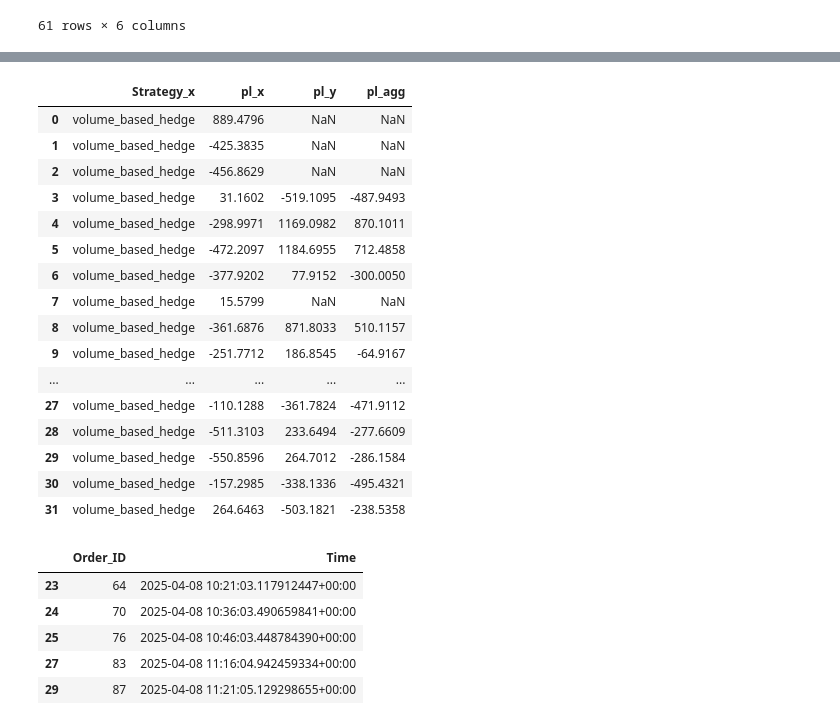
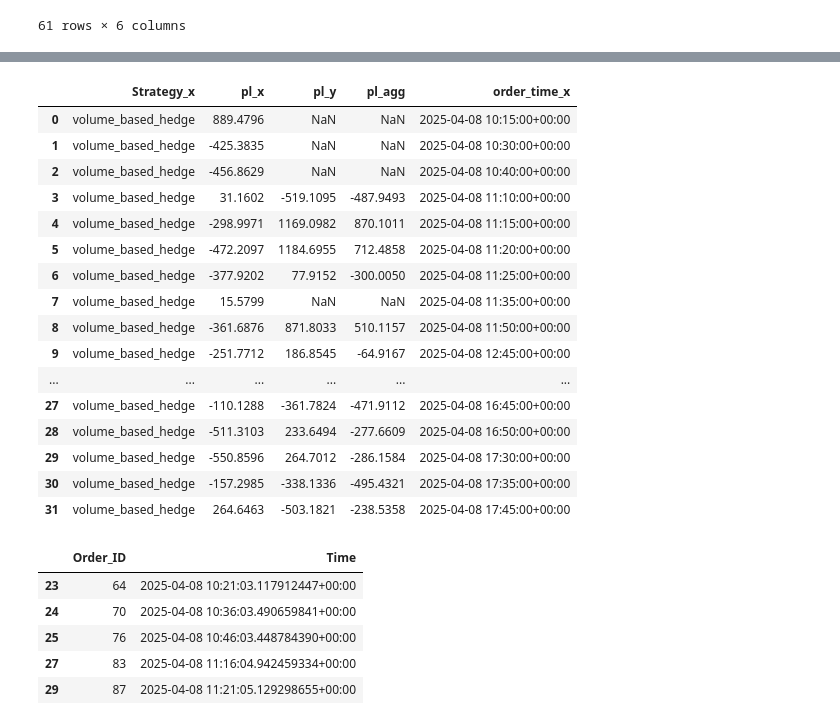
Before and after one commit to vgupta2710/Equity-Plans, a Jupyter notebook: deepnote/Data_Importer/3. Forex PnL.ipynb, the cells around one changed output, grey strips where cells are left out. Saved outputs shown, nothing was run; the diff lists cells and outputs as text; code cells hidden in the pictures.

```diff
--- a/deepnote/Data_Importer/3. Forex PnL.ipynb
+++ b/deepnote/Data_Importer/3. Forex PnL.ipynb
@@ -87,26 +87,26 @@ strategy_agg[(strategy_agg['pl_x']< -0) & (strategy_agg['pl_y']< -0)]
 # %%
 strategy_agg['pl_x'] = pd.to_numeric(strategy_agg['pl_x'])
 strategy_agg['pl_y'] = pd.to_numeric(strategy_agg['pl_y'])
 strategy_agg[(strategy_agg['time_tf'].dt.date == strategy_agg['time_tf'].dt.date.max())
-            ][['Strategy_x','pl_x','pl_y','pl_agg']]
+            ][['Strategy_x','pl_x','pl_y','pl_agg','order_time_x']]
 # %% [output]
-|  | Strategy_x | pl_x | pl_y | pl_agg |
-| 0 | volume_based_hedge | 889.4796 | NaN | NaN |
-| 1 | volume_based_hedge | -425.3835 | NaN | NaN |
-| 2 | volume_based_hedge | -456.8629 | NaN | NaN |
-| 3 | volume_based_hedge | 31.1602 | -519.1095 | -487.9493 |
-| 4 | volume_based_hedge | -298.9971 | 1169.0982 | 870.1011 |
-| 5 | volume_based_hedge | -472.2097 | 1184.6955 | 712.4858 |
-| 6 | volume_based_hedge | -377.9202 | 77.9152 | -300.0050 |
-| 7 | volume_based_hedge | 15.5799 | NaN | NaN |
-| 8 | volume_based_hedge | -361.6876 | 871.8033 | 510.1157 |
-| 9 | volume_based_hedge | -251.7712 | 186.8545 | -64.9167 |
-| ... | ... | ... | ... | ... |
-| 27 | volume_based_hedge | -110.1288 | -361.7824 | -471.9112 |
-| 28 | volume_based_hedge | -511.3103 | 233.6494 | -277.6609 |
-| 29 | volume_based_hedge | -550.8596 | 264.7012 | -286.1584 |
-| 30 | volume_based_hedge | -157.2985 | -338.1336 | -495.4321 |
-| 31 | volume_based_hedge | 264.6463 | -503.1821 | -238.5358 |
+|  | Strategy_x | pl_x | pl_y | pl_agg | order_time_x |
+| 0 | volume_based_hedge | 889.4796 | NaN | NaN | 2025-04-08 10:15:00+00:00 |
+| 1 | volume_based_hedge | -425.3835 | NaN | NaN | 2025-04-08 10:30:00+00:00 |
+| 2 | volume_based_hedge | -456.8629 | NaN | NaN | 2025-04-08 10:40:00+00:00 |
+| 3 | volume_based_hedge | 31.1602 | -519.1095 | -487.9493 | 2025-04-08 11:10:00+00:00 |
+| 4 | volume_based_hedge | -298.9971 | 1169.0982 | 870.1011 | 2025-04-08 11:15:00+00:00 |
+| 5 | volume_based_hedge | -472.2097 | 1184.6955 | 712.4858 | 2025-04-08 11:20:00+00:00 |
+| 6 | volume_based_hedge | -377.9202 | 77.9152 | -300.0050 | 2025-04-08 11:25:00+00:00 |
+| 7 | volume_based_hedge | 15.5799 | NaN | NaN | 2025-04-08 11:35:00+00:00 |
+| 8 | volume_based_hedge | -361.6876 | 871.8033 | 510.1157 | 2025-04-08 11:50:00+00:00 |
+| 9 | volume_based_hedge | -251.7712 | 186.8545 | -64.9167 | 2025-04-08 12:45:00+00:00 |
+| ... | ... | ... | ... | ... | ... |
+| 27 | volume_based_hedge | -110.1288 | -361.7824 | -471.9112 | 2025-04-08 16:45:00+00:00 |
+| 28 | volume_based_hedge | -511.3103 | 233.6494 | -277.6609 | 2025-04-08 16:50:00+00:00 |
+| 29 | volume_based_hedge | -550.8596 | 264.7012 | -286.1584 | 2025-04-08 17:30:00+00:00 |
+| 30 | volume_based_hedge | -157.2985 | -338.1336 | -495.4321 | 2025-04-08 17:35:00+00:00 |
+| 31 | volume_based_hedge | 264.6463 | -503.1821 | -238.5358 | 2025-04-08 17:45:00+00:00 |
 # %%
 orders[(orders['Time'].dt.date == orders['Time'].dt.date.max())
         & (orders['Account_ID'] == '101-004-31059296-003')][['Order_ID','Time']].head()
```
Also changed, not shown: 1 other file.
